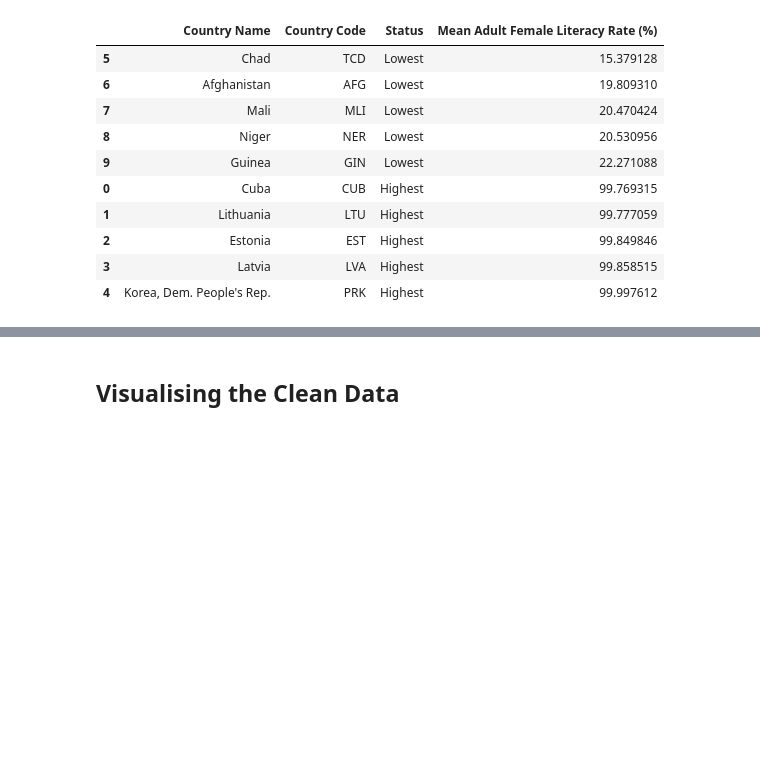
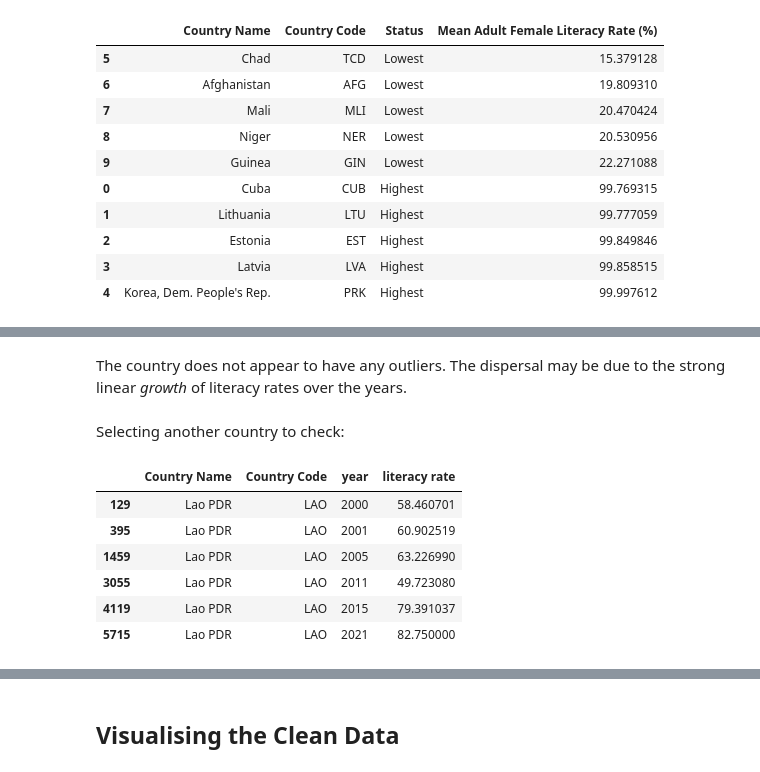
Before and after one commit to nf-97/literacy-project, a Jupyter notebook: adult-female-literacy-dc/adult-female-literacy-dc.ipynb, the cells around one changed output, grey strips where cells are left out. Drawn from its saved outputs; the diff is of its cells as text; code cells hidden in the pictures; blank space fills up the shorter version.

```diff
--- a/adult-female-literacy-dc/adult-female-literacy-dc.ipynb
+++ b/adult-female-literacy-dc/adult-female-literacy-dc.ipynb
@@ -536,0 +593,15 @@ final_df
+# %% [markdown]
+The country does not appear to have any outliers. The dispersal may be due to the strong linear *growth* of literacy rates over the years.
+# %% [markdown]
+Selecting another country to check:
+# %%
+lao =  df_melt[df_melt["Country Name"] =="Lao PDR"]
+lao
+# %% [output]
+|  | Country Name | Country Code | year | literacy rate |
+| 129 | Lao PDR | LAO | 2000 | 58.460701 |
+| 395 | Lao PDR | LAO | 2001 | 60.902519 |
+| 1459 | Lao PDR | LAO | 2005 | 63.226990 |
+| 3055 | Lao PDR | LAO | 2011 | 49.723080 |
+| 4119 | Lao PDR | LAO | 2015 | 79.391037 |
+| 5715 | Lao PDR | LAO | 2021 | 82.750000 |
```
Also changed, not shown: parts of 42 cells of this notebook.
